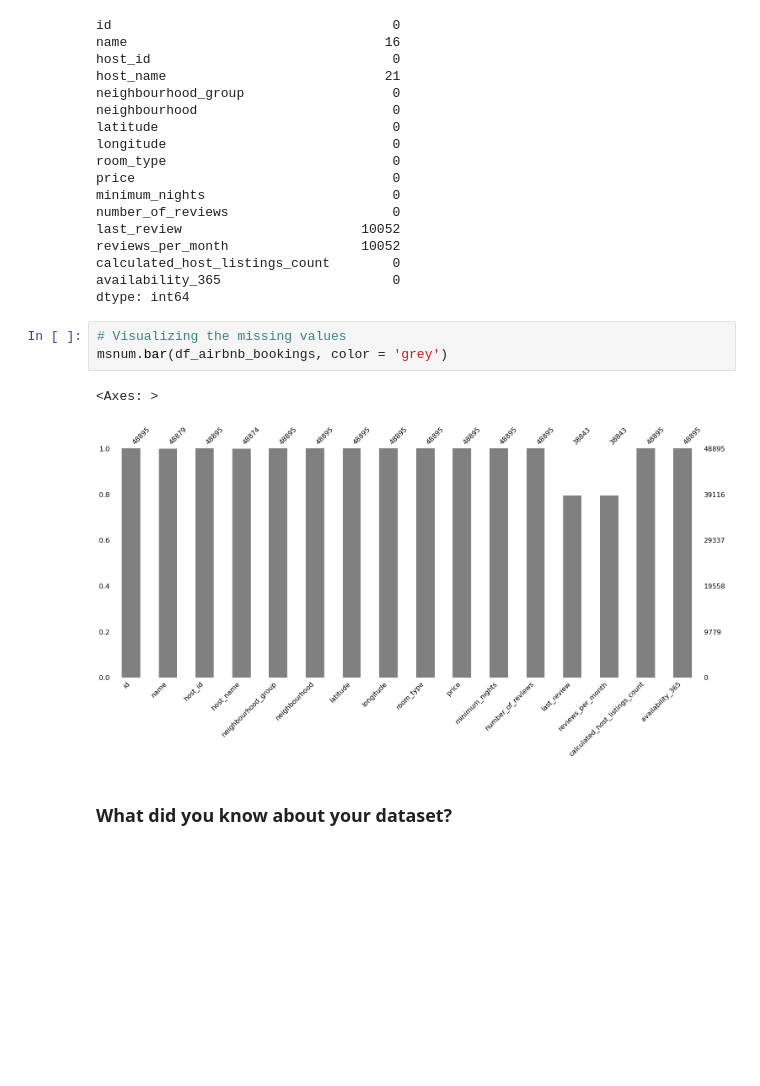
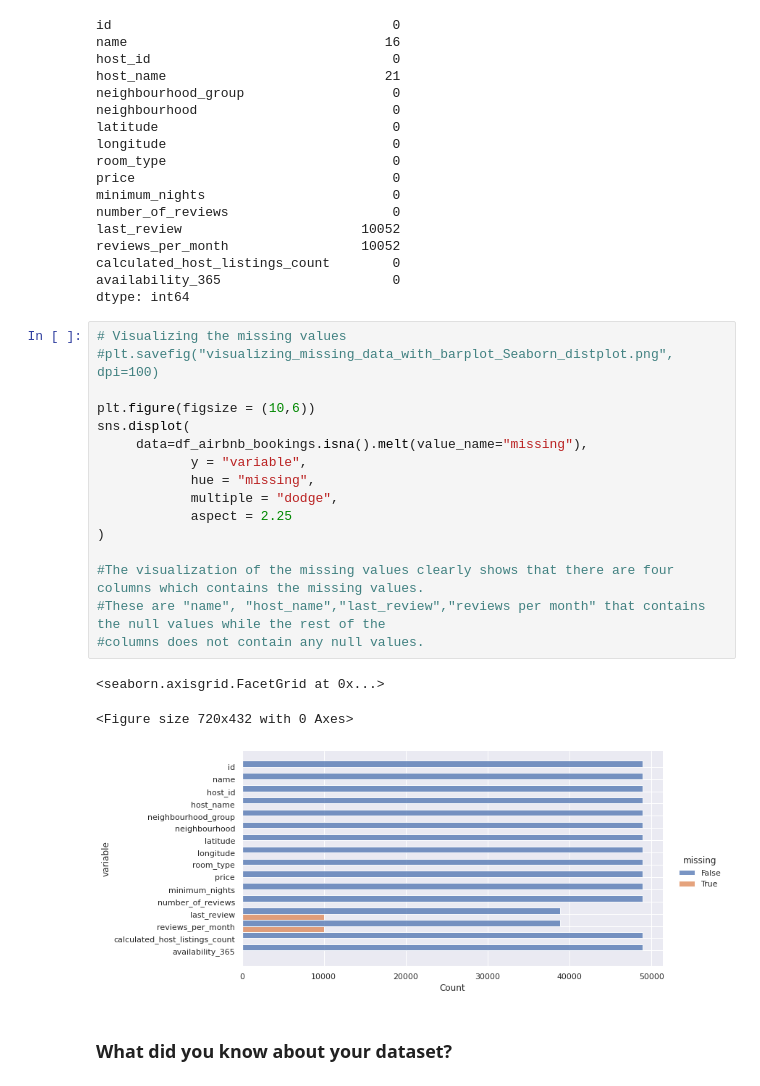
Before and after one commit to manish55shukla/AirBnb-Bookings-Analysis, a Jupyter notebook: Project_AirBnb_Bookings_Analysis.ipynb, the cells around one changed output. Drawn from its saved outputs; the diff is of its cells as text; blank space fills up the shorter version.

```diff
--- a/Project_AirBnb_Bookings_Analysis.ipynb
+++ b/Project_AirBnb_Bookings_Analysis.ipynb
@@ -198,12 +198,26 @@ reviews_per_month                 10052
 calculated_host_listings_count        0
 availability_365                      0
 dtype: int64
-# %%
-# Visualizing the missing values
-msnum.bar(df_airbnb_bookings, color = 'grey')
-# %% [output]
-<Axes: >
-[figure, removed]
+# %%
+# Visualizing the missing values
+#plt.savefig("visualizing_missing_data_with_barplot_Seaborn_distplot.png", dpi=100)
+
+plt.figure(figsize = (10,6))
+sns.displot(
+     data=df_airbnb_bookings.isna().melt(value_name="missing"),
+            y = "variable",
+            hue = "missing",
+            multiple = "dodge",
+            aspect = 2.25
+)
+
+#The visualization of the missing values clearly shows that there are four columns which contains the missing values.
+#These are "name", "host_name","last_review","reviews per month" that contains the null values while the rest of the
+#columns does not contain any null values.
+# %% [output]
+<seaborn.axisgrid.FacetGrid at 0x...>
+<Figure size 720x432 with 0 Axes>
+[figure, added]
 # %% [markdown]
 ### What did you know about your dataset?
 # %% [markdown]
```
Also changed, not shown: parts of 8 cells of this notebook.
